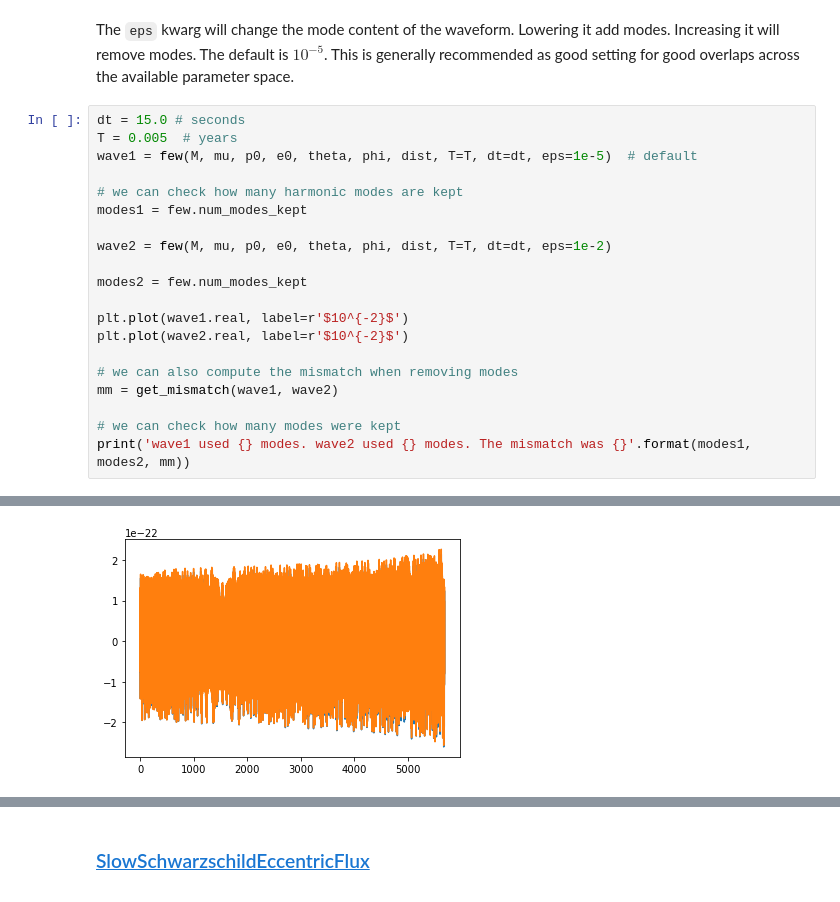
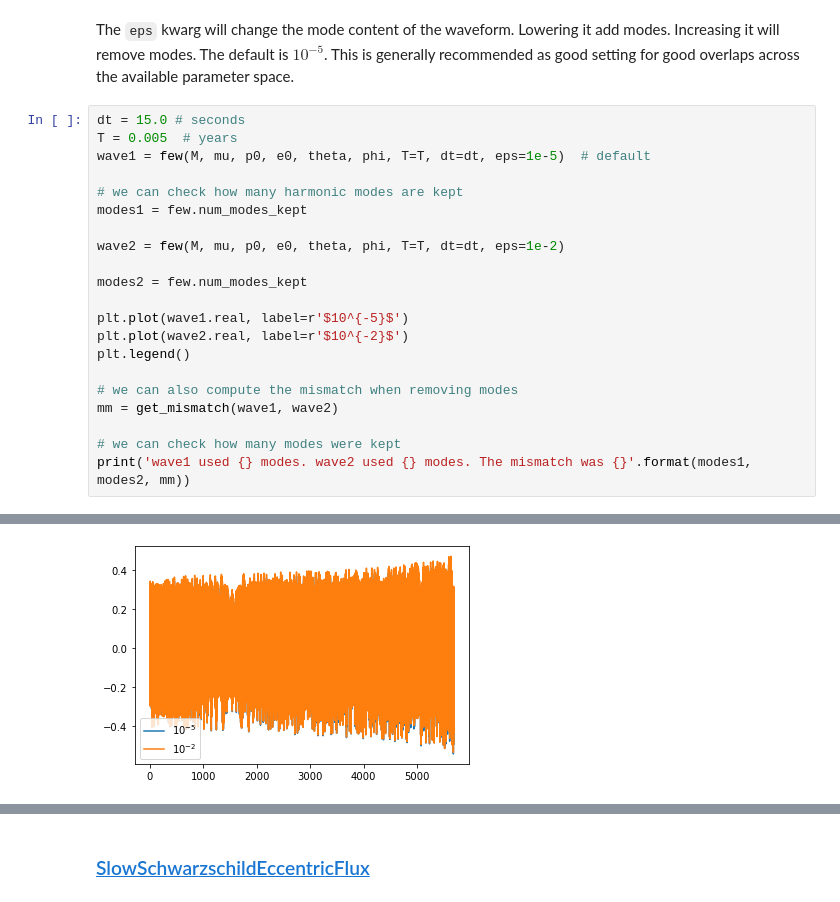
Before and after one commit to CChapmanbird/FastEMRIWaveforms, a Jupyter notebook: docs/doctrees/nbsphinx/tutorial/FastEMRIWaveforms_tutorial.ipynb, the cells around one changed output, grey strips where cells are left out. Cells and saved outputs as stored; diff of their text form.

```diff
--- a/docs/doctrees/nbsphinx/tutorial/FastEMRIWaveforms_tutorial.ipynb
+++ b/docs/doctrees/nbsphinx/tutorial/FastEMRIWaveforms_tutorial.ipynb
@@ -138,17 +136,18 @@ The `eps` kwarg will change the mode content of the waveform. Lowering it add mo
 # %%
 dt = 15.0 # seconds
 T = 0.005  # years
-wave1 = few(M, mu, p0, e0, theta, phi, dist, T=T, dt=dt, eps=1e-5)  # default
+wave1 = few(M, mu, p0, e0, theta, phi, T=T, dt=dt, eps=1e-5)  # default
 
 # we can check how many harmonic modes are kept
 modes1 = few.num_modes_kept
 
-wave2 = few(M, mu, p0, e0, theta, phi, dist, T=T, dt=dt, eps=1e-2)
+wave2 = few(M, mu, p0, e0, theta, phi, T=T, dt=dt, eps=1e-2)
 
 modes2 = few.num_modes_kept
 
-plt.plot(wave1.real, label=r'$10^{-2}$')
+plt.plot(wave1.real, label=r'$10^{-5}$')
 plt.plot(wave2.real, label=r'$10^{-2}$')
+plt.legend()
 
 # we can also compute the mismatch when removing modes
 mm = get_mismatch(wave1, wave2)
@@ -160 +159 @@ wave1 used 457 modes. wave2 used 26 modes. The mismatch was 0.001180397966625279
-[figure, old version]
+[figure, new version]
```
Also changed, not shown: parts of 36 cells of this notebook, 53 other files.
